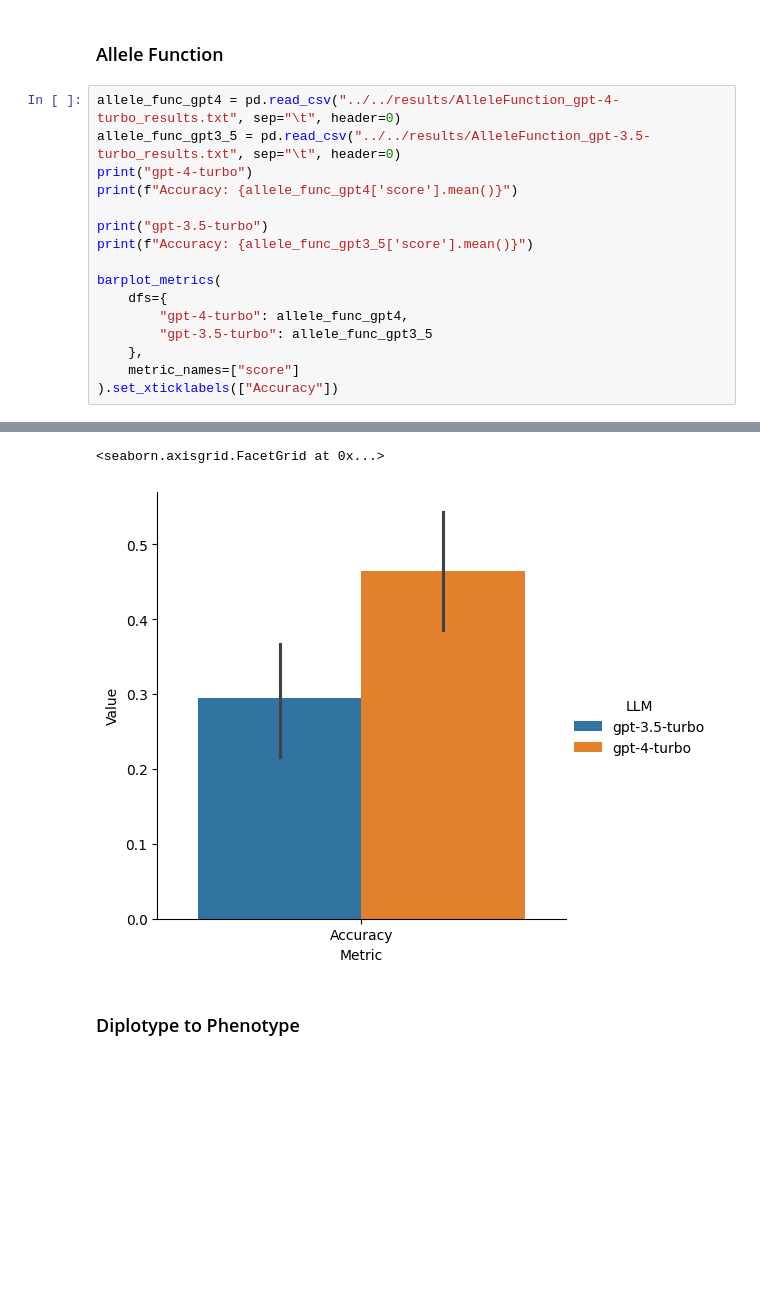
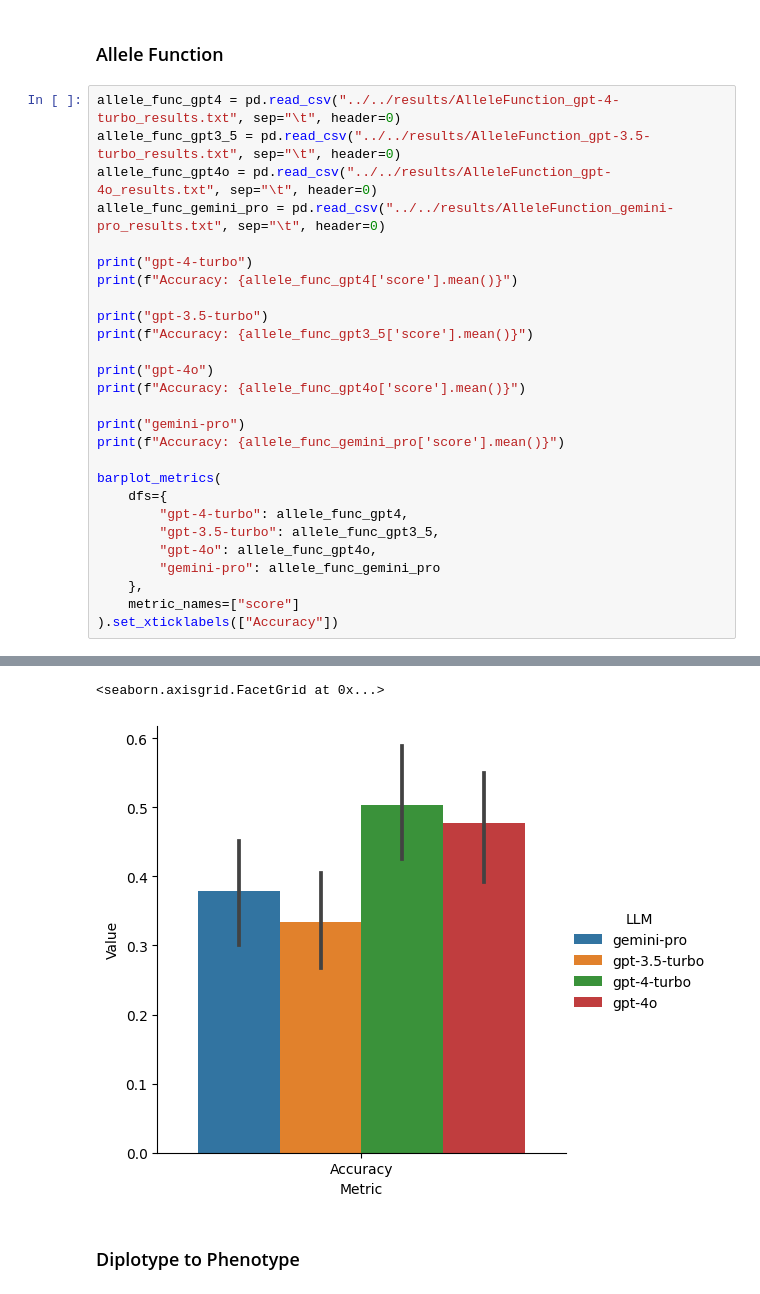
Before and after one commit to KarlKeat/PGx-LLM-Eval, a Jupyter notebook: scripts/answer_evaluation/DataVisualization.ipynb, the cells around one changed output, grey strips where cells are left out. Drawn from its saved outputs; the diff is of its cells as text; blank space fills up the shorter version.

```diff
--- a/scripts/answer_evaluation/DataVisualization.ipynb
+++ b/scripts/answer_evaluation/DataVisualization.ipynb
@@ -103,16 +139,27 @@ Mean absolute deviation: 0.1047645220588235
 # %%
 allele_func_gpt4 = pd.read_csv("../../results/AlleleFunction_gpt-4-turbo_results.txt", sep="\t", header=0)
 allele_func_gpt3_5 = pd.read_csv("../../results/AlleleFunction_gpt-3.5-turbo_results.txt", sep="\t", header=0)
+allele_func_gpt4o = pd.read_csv("../../results/AlleleFunction_gpt-4o_results.txt", sep="\t", header=0)
+allele_func_gemini_pro = pd.read_csv("../../results/AlleleFunction_gemini-pro_results.txt", sep="\t", header=0)
+
 print("gpt-4-turbo")
 print(f"Accuracy: {allele_func_gpt4['score'].mean()}")
 
 print("gpt-3.5-turbo")
 print(f"Accuracy: {allele_func_gpt3_5['score'].mean()}")
 
+print("gpt-4o")
+print(f"Accuracy: {allele_func_gpt4o['score'].mean()}")
+
+print("gemini-pro")
+print(f"Accuracy: {allele_func_gemini_pro['score'].mean()}")
+
 barplot_metrics(
     dfs={
         "gpt-4-turbo": allele_func_gpt4,
-        "gpt-3.5-turbo": allele_func_gpt3_5
+        "gpt-3.5-turbo": allele_func_gpt3_5,
+        "gpt-4o": allele_func_gpt4o,
+        "gemini-pro": allele_func_gemini_pro
     },
     metric_names=["score"]
 ).set_xticklabels(["Accuracy"])
@@ -124,5 +175,5 @@ Accuracy: 0.29411764705882354
 <seaborn.axisgrid.FacetGrid at 0x...>
-[figure, old version]
+[figure, new version]
 # %% [markdown]
 ### Diplotype to Phenotype
 # %%
```
Also changed, not shown: parts of 10 cells of this notebook.
